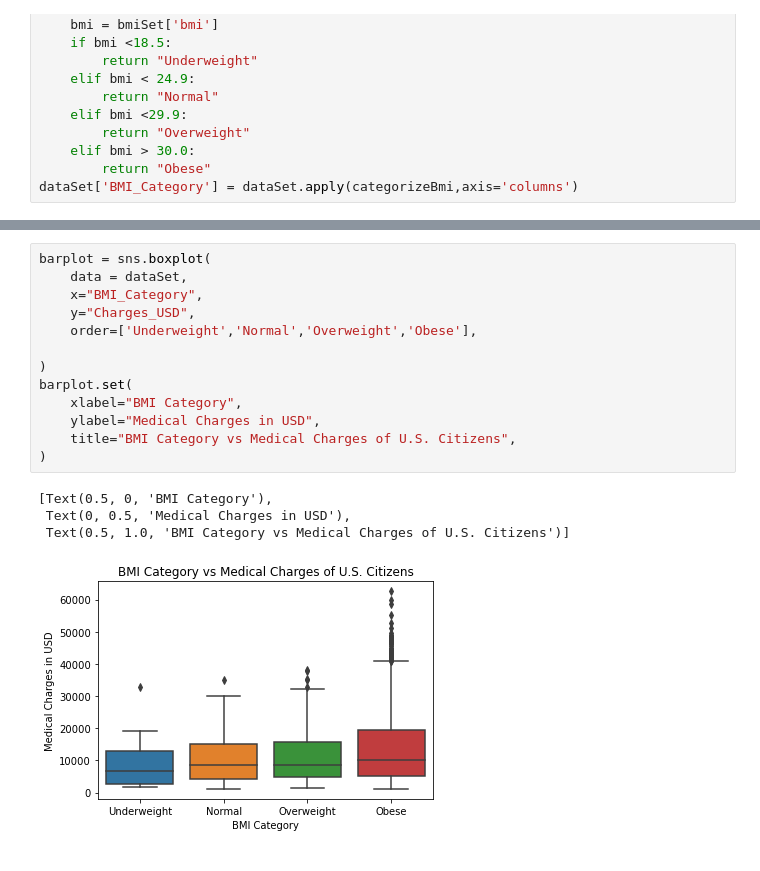
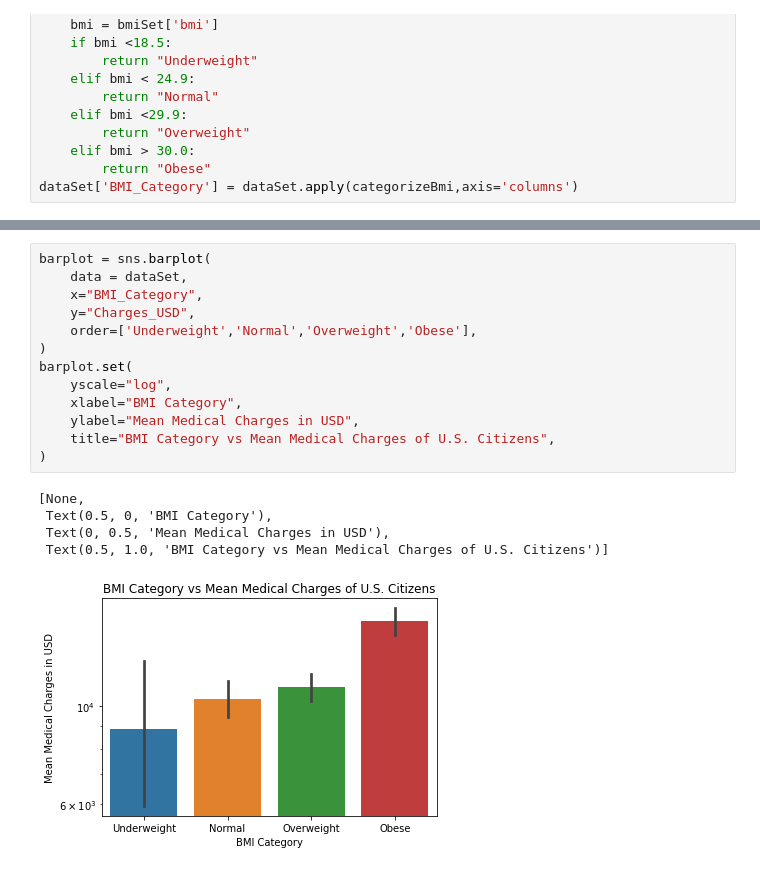
Before and after one commit to data301-2021-summer2/group29-project, a Jupyter notebook: analysis/Prabhmeet Deol/DataAnalysis.ipynb, the cells around one changed output, grey strips where cells are left out. Saved outputs shown, nothing was run; the diff lists cells and outputs as text.

```diff
--- a/analysis/Prabhmeet Deol/DataAnalysis.ipynb
+++ b/analysis/Prabhmeet Deol/DataAnalysis.ipynb
@@ -51,18 +94,19 @@ plot2= sns.histplot(
 # %%
-barplot = sns.boxplot(
+barplot = sns.barplot(
 	data = dataSet,
 	x="BMI_Category",
 	y="Charges_USD",
 	order=['Underweight','Normal','Overweight','Obese'],
-
 )
 barplot.set(
+	yscale="log",
 	xlabel="BMI Category",
-	ylabel="Medical Charges in USD",
-	title="BMI Category vs Medical Charges of U.S. Citizens",
+	ylabel="Mean Medical Charges in USD",
+	title="BMI Category vs Mean Medical Charges of U.S. Citizens",
 )
 # %% [output]
-[Text(0.5, 0, 'BMI Category'),
- Text(0, 0.5, 'Medical Charges in USD'),
- Text(0.5, 1.0, 'BMI Category vs Medical Charges of U.S. Citizens')]
+[None,
+ Text(0.5, 0, 'BMI Category'),
+ Text(0, 0.5, 'Mean Medical Charges in USD'),
+ Text(0.5, 1.0, 'BMI Category vs Mean Medical Charges of U.S. Citizens')]
-[figure, old version]
+[figure, new version]
```
Also changed, not shown: parts of 6 cells of this notebook, 2 other files.
